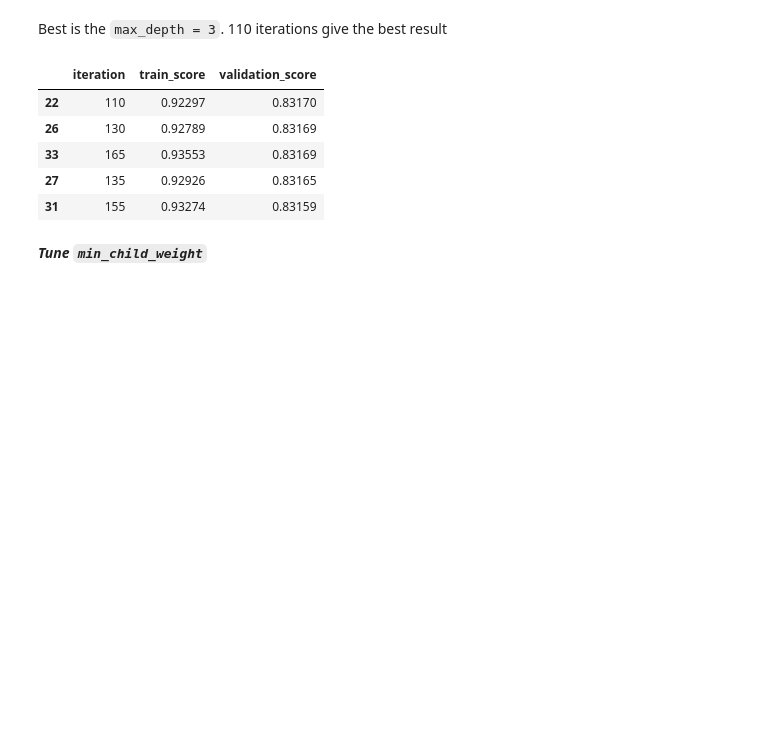
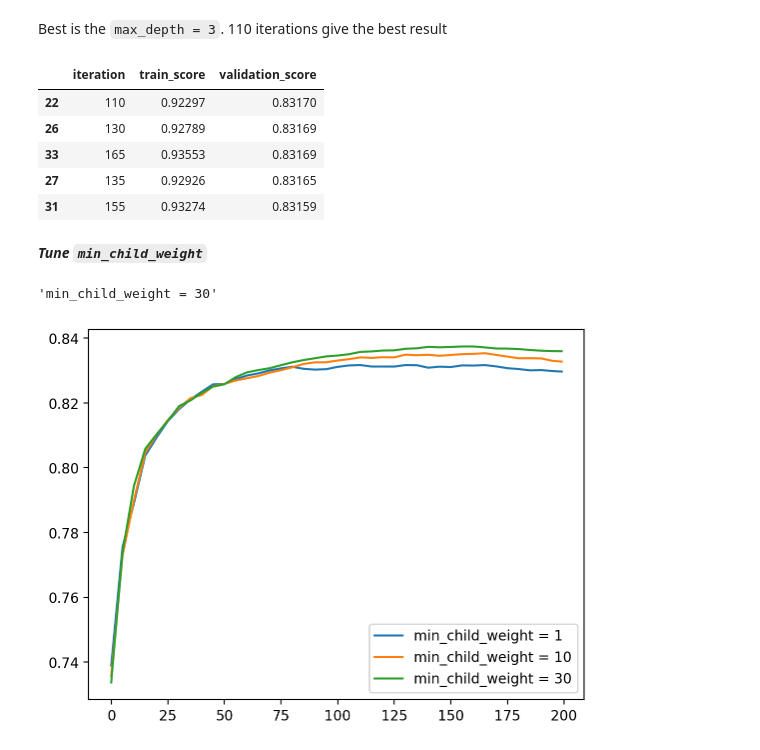
Before and after one commit to nadia-paz/ML-Zoomcamp, a Jupyter notebook: week6/05_boosting_algorithms.ipynb, the cells around one changed output. Cells and saved outputs as stored; diff of their text form; code cells hidden in the pictures; blank space fills up the shorter version.

```diff
--- a/week6/05_boosting_algorithms.ipynb
+++ b/week6/05_boosting_algorithms.ipynb
@@ -361,11 +361,12 @@ __*Tune `min_child_weight`*__
 scores = {}
 # %%
 # learning rate = 0.1, max_depth = 3
-# min_child_weight params: 1
+# min_child_weight params: 1, 10, 30 -> it will give us an idea
+# if we need to increase this value or not
 xgb_params = {
     'eta': 0.1, # learning rate
     'max_depth': 3,
-    'min_child_weight': 1, # min_samples_leaf
+    'min_child_weight': 30, # min_samples_leaf
 
     'objective': 'binary:logistic', # specify that we have a binary classification model
     'eval_metric': 'auc',
@@ -375,0 +384,13 @@ xgb_params = {
+# %%
+key = 'min_child_weight = %d' % (xgb_params['min_child_weight'])
+scores[key] = parse_xgb_output(output)
+key
+# %% [output]
+'min_child_weight = 30'
+# %%
+for key, xgb_scores in scores.items():
+    plt.plot(xgb_scores.iteration, xgb_scores.validation_score, label=key)
+plt.legend()
+plt.show()
+# %% [output]
+[figure, added]
```
Also changed, not shown: parts of 7 cells of this notebook.
